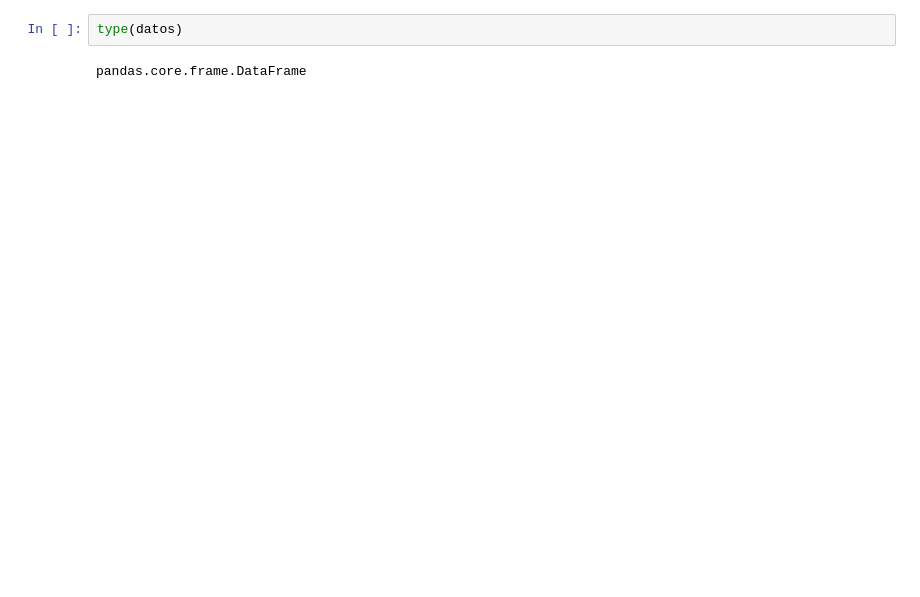
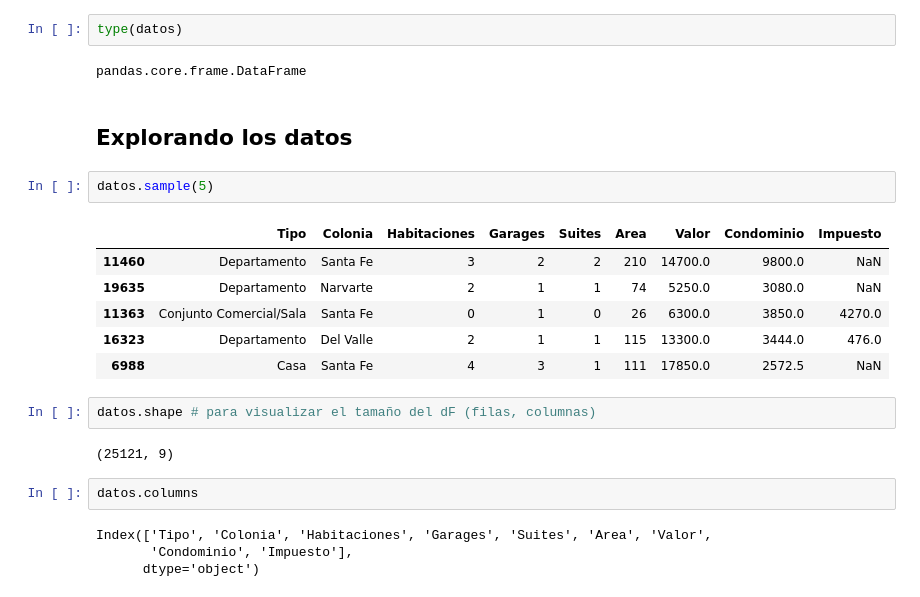
Before and after one commit to valerojuan18/pythonForDataScience, a Jupyter notebook: inmuebles_cdmx.ipynb, the cells around one changed output. Saved outputs shown, nothing was run; the diff lists cells and outputs as text; blank space fills up the shorter version.

```diff
--- a/inmuebles_cdmx.ipynb
+++ b/inmuebles_cdmx.ipynb
@@ -106,3 +106,24 @@ datos.sample(10)
 type(datos)
 # %% [output]
 pandas.core.frame.DataFrame
+# %% [markdown]
+## Explorando los datos
+# %%
+datos.sample(5)
+# %% [output]
+|  | Tipo | Colonia | Habitaciones | Garages | Suites | Area | Valor | Condominio | Impuesto |
+| 11460 | Departamento | Santa Fe | 3 | 2 | 2 | 210 | 14700.0 | 9800.0 | NaN |
+| 19635 | Departamento | Narvarte | 2 | 1 | 1 | 74 | 5250.0 | 3080.0 | NaN |
+| 11363 | Conjunto Comercial/Sala | Santa Fe | 0 | 1 | 0 | 26 | 6300.0 | 3850.0 | 4270.0 |
+| 16323 | Departamento | Del Valle | 2 | 1 | 1 | 115 | 13300.0 | 3444.0 | 476.0 |
+| 6988 | Casa | Santa Fe | 4 | 3 | 1 | 111 | 17850.0 | 2572.5 | NaN |
+# %%
+datos.shape # para visualizar el tamaño del dF (filas, columnas)
+# %% [output]
+(25121, 9)
+# %%
+datos.columns
+# %% [output]
+Index(['Tipo', 'Colonia', 'Habitaciones', 'Garages', 'Suites', 'Area', 'Valor',
+       'Condominio', 'Impuesto'],
+      dtype='object')
```
Also changed, not shown: parts of 3 cells of this notebook.
